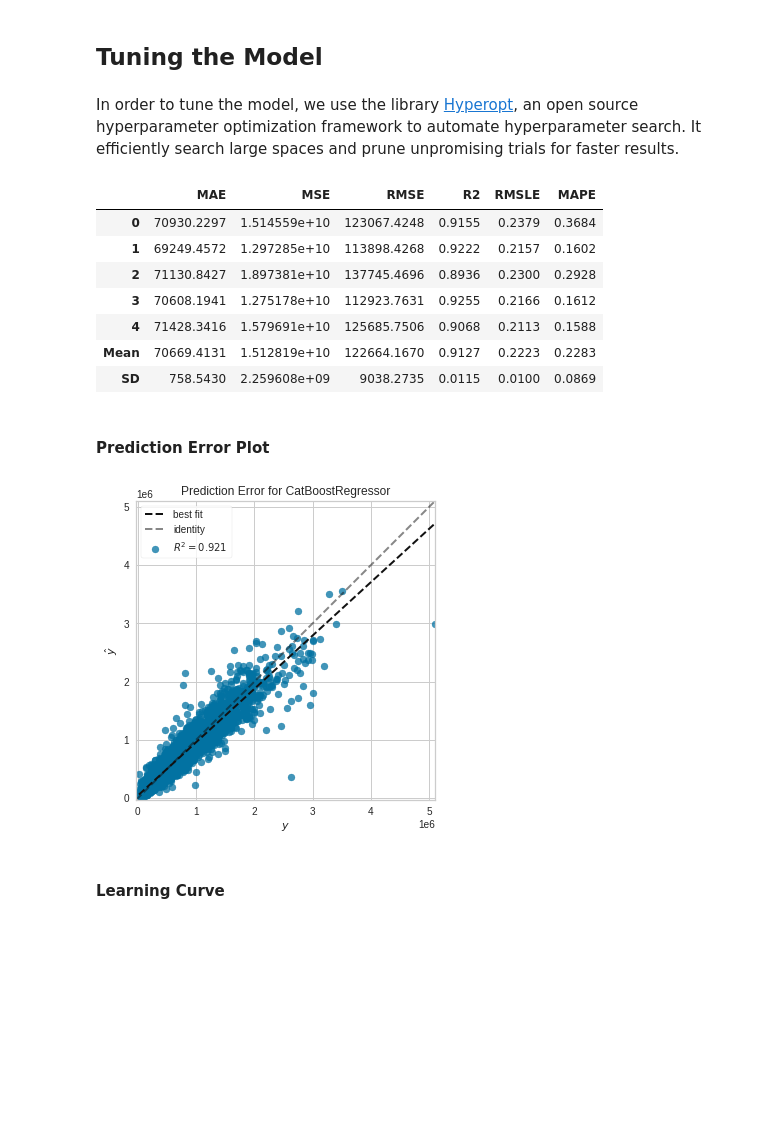
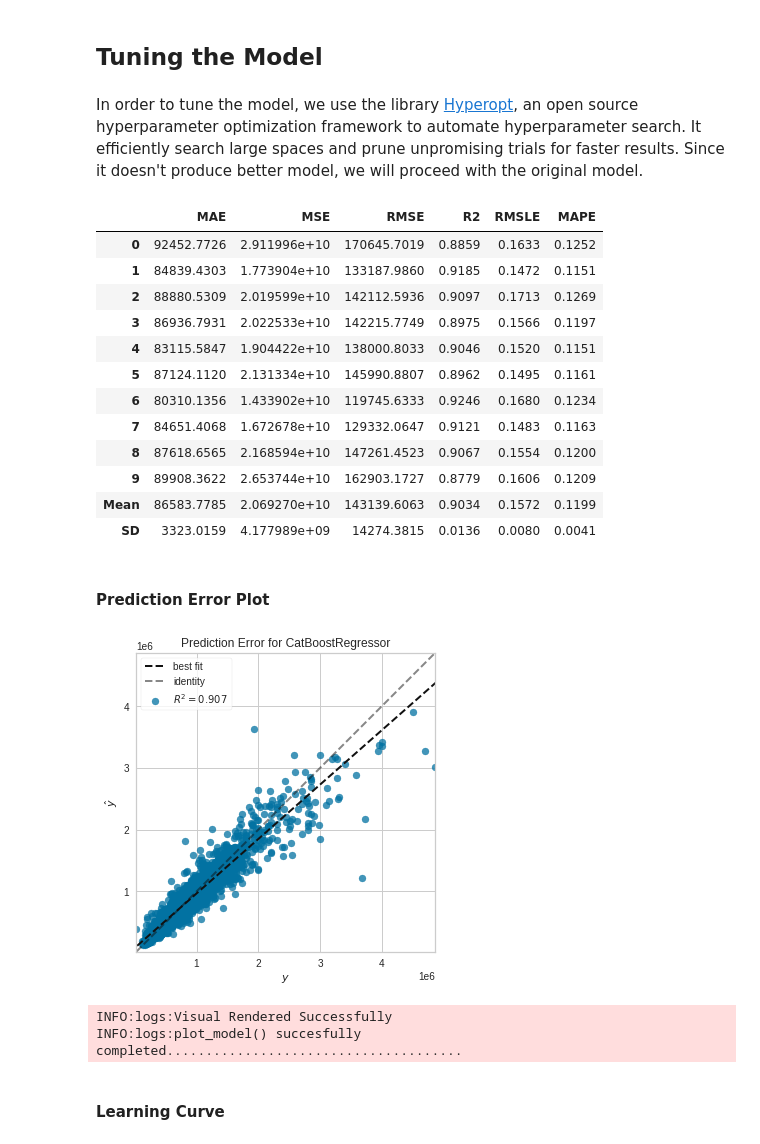
Before and after one commit to elvanselvano/purwadhika-final-project, a Jupyter notebook: notebooks/05_methodology.ipynb, the cells around one changed output. Drawn from its saved outputs; the diff is of its cells as text; code cells hidden in the pictures; blank space fills up the shorter version.

```diff
--- a/notebooks/05_methodology.ipynb
+++ b/notebooks/05_methodology.ipynb
@@ -225,25 +225,31 @@ catboost = reg.create_model('catboost', random_state=42)
 # %% [markdown]
 ## Tuning the Model
 # %% [markdown]
-In order to tune the model, we use the library [Hyperopt](http://hyperopt.github.io/hyperopt/), an open source hyperparameter optimization framework to automate hyperparameter search. It efficiently search large spaces and prune unpromising trials for faster results.
+In order to tune the model, we use the library [Hyperopt](http://hyperopt.github.io/hyperopt/), an open source hyperparameter optimization framework to automate hyperparameter search. It efficiently search large spaces and prune unpromising trials for faster results. Since it doesn't produce better model, we will proceed with the original model.
 # %%
-tuned_catboost = reg.tune_model(catboost, n_iter=30, fold=5, optimize ='MAE',
-                                search_library ='tune-sklearn', search_algorithm='hyperopt')
+tuned_catboost = reg.tune_model(catboost, search_library = "tune-sklearn", search_algorithm="hyperopt",  optimize="MSE", n_iter=10)
 # %% [output]
 |  | MAE | MSE | RMSE | R2 | RMSLE | MAPE |
-| 0 | 70930.2297 | 1.514559e+10 | 123067.4248 | 0.9155 | 0.2379 | 0.3684 |
-| 1 | 69249.4572 | 1.297285e+10 | 113898.4268 | 0.9222 | 0.2157 | 0.1602 |
-| 2 | 71130.8427 | 1.897381e+10 | 137745.4696 | 0.8936 | 0.2300 | 0.2928 |
-| 3 | 70608.1941 | 1.275178e+10 | 112923.7631 | 0.9255 | 0.2166 | 0.1612 |
-| 4 | 71428.3416 | 1.579691e+10 | 125685.7506 | 0.9068 | 0.2113 | 0.1588 |
-| Mean | 70669.4131 | 1.512819e+10 | 122664.1670 | 0.9127 | 0.2223 | 0.2283 |
-| SD | 758.5430 | 2.259608e+09 | 9038.2735 | 0.0115 | 0.0100 | 0.0869 |
+| 0 | 92452.7726 | 2.911996e+10 | 170645.7019 | 0.8859 | 0.1633 | 0.1252 |
+| 1 | 84839.4303 | 1.773904e+10 | 133187.9860 | 0.9185 | 0.1472 | 0.1151 |
+| 2 | 88880.5309 | 2.019599e+10 | 142112.5936 | 0.9097 | 0.1713 | 0.1269 |
+| 3 | 86936.7931 | 2.022533e+10 | 142215.7749 | 0.8975 | 0.1566 | 0.1197 |
+| 4 | 83115.5847 | 1.904422e+10 | 138000.8033 | 0.9046 | 0.1520 | 0.1151 |
+| 5 | 87124.1120 | 2.131334e+10 | 145990.8807 | 0.8962 | 0.1495 | 0.1161 |
+| 6 | 80310.1356 | 1.433902e+10 | 119745.6333 | 0.9246 | 0.1680 | 0.1234 |
+| 7 | 84651.4068 | 1.672678e+10 | 129332.0647 | 0.9121 | 0.1483 | 0.1163 |
+| 8 | 87618.6565 | 2.168594e+10 | 147261.4523 | 0.9067 | 0.1554 | 0.1200 |
+| 9 | 89908.3622 | 2.653744e+10 | 162903.1727 | 0.8779 | 0.1606 | 0.1209 |
+| Mean | 86583.7785 | 2.069270e+10 | 143139.6063 | 0.9034 | 0.1572 | 0.1199 |
+| SD | 3323.0159 | 4.177989e+09 | 14274.3815 | 0.0136 | 0.0080 | 0.0041 |
 # %% [markdown]
 #### Prediction Error Plot
 # %%
-reg.plot_model(tuned_catboost, plot = 'error')
+reg.plot_model(catboost, plot = 'error')
 # %% [output]
-[figure, old version]
+[figure, new version]
+INFO:logs:Visual Rendered Successfully
+INFO:logs:plot_model() succesfully completed......................................
 # %% [markdown]
 #### Learning Curve
 # %%
```
Also changed, not shown: parts of 32 cells of this notebook, 3 other files.
